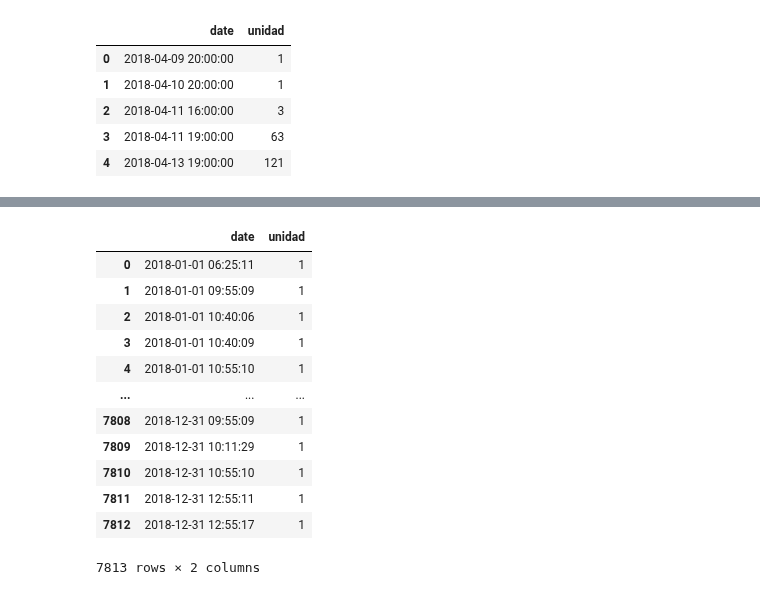
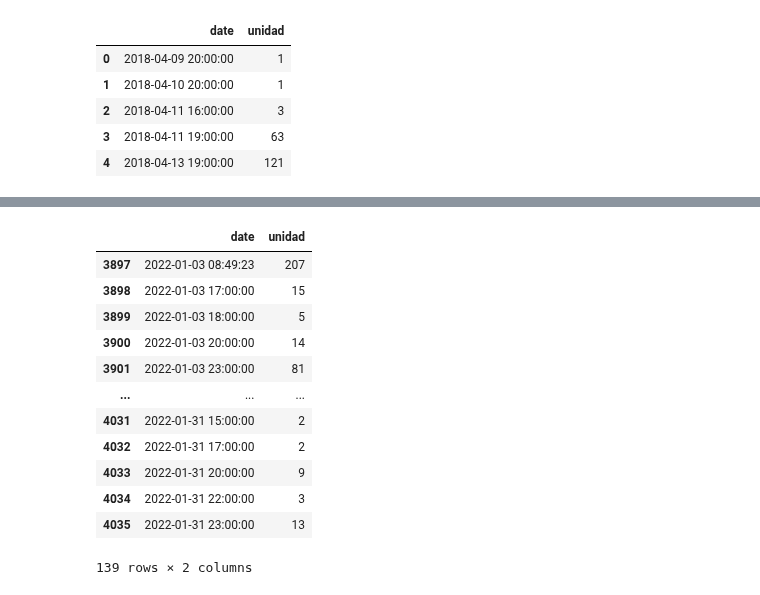
Before and after one commit to Peskysa/valverde, a Jupyter notebook: valverde_nodos.ipynb, the cells around one changed output, grey strips where cells are left out. Cells and saved outputs as stored; diff of their text form; code cells hidden in the pictures.

```diff
--- a/valverde_nodos.ipynb
+++ b/valverde_nodos.ipynb
@@ -116,8 +75,8 @@ df.head()
 | 4 | 2018-01-01 10:55:10 | 1 |
 # %%
 import pandas as pd
-df1 = pd.read_csv('new_date_160.csv')
-df1.head()
+df_160 = pd.read_csv('new_date_160.csv')
+df_160.head()
 # %% [output]
 |  | date | unidad |
 | 0 | 2018-04-09 20:00:00 | 1 |
@@ -172,29 +137,29 @@ Locator attempting to generate 2543 ticks ([-3517.0, ..., 73854.0]), which excee
 # %%
 import pandas as pd
 
 
 # Convert the date to datetime64
-df['date'] = pd.to_datetime(df['date'], format='%Y-%m-%d')
+df_160['date'] = pd.to_datetime(df_160['date'], format='%Y-%m-%d')
 
 # Filter data between two dates
-df_2018 = df.loc[(df['date'] >= '2018-01-01')
-                     & (df['date'] < '2019-01-01')]
+df_160_2018 = df_160.loc[(df_160['date'] >= '2022-01-01')
+                     & (df_160['date'] < '2022-02-01')]
 # Display
-df_2018
+df_160_2018
 # %% [output]
 |  | date | unidad |
-| 0 | 2018-01-01 06:25:11 | 1 |
-| 1 | 2018-01-01 09:55:09 | 1 |
-| 2 | 2018-01-01 10:40:06 | 1 |
-| 3 | 2018-01-01 10:40:09 | 1 |
-| 4 | 2018-01-01 10:55:10 | 1 |
+| 3897 | 2022-01-03 08:49:23 | 207 |
+| 3898 | 2022-01-03 17:00:00 | 15 |
+| 3899 | 2022-01-03 18:00:00 | 5 |
+| 3900 | 2022-01-03 20:00:00 | 14 |
+| 3901 | 2022-01-03 23:00:00 | 81 |
 | ... | ... | ... |
-| 7808 | 2018-12-31 09:55:09 | 1 |
-| 7809 | 2018-12-31 10:11:29 | 1 |
-| 7810 | 2018-12-31 10:55:10 | 1 |
-| 7811 | 2018-12-31 12:55:11 | 1 |
-| 7812 | 2018-12-31 12:55:17 | 1 |
+| 4031 | 2022-01-31 15:00:00 | 2 |
+| 4032 | 2022-01-31 17:00:00 | 2 |
+| 4033 | 2022-01-31 20:00:00 | 9 |
+| 4034 | 2022-01-31 22:00:00 | 3 |
+| 4035 | 2022-01-31 23:00:00 | 13 |
-7813 rows × 2 columns
+139 rows × 2 columns
 # %%
 import pandas as pd
 
```
Also changed, not shown: parts of 10 cells of this notebook, 24 other files.
